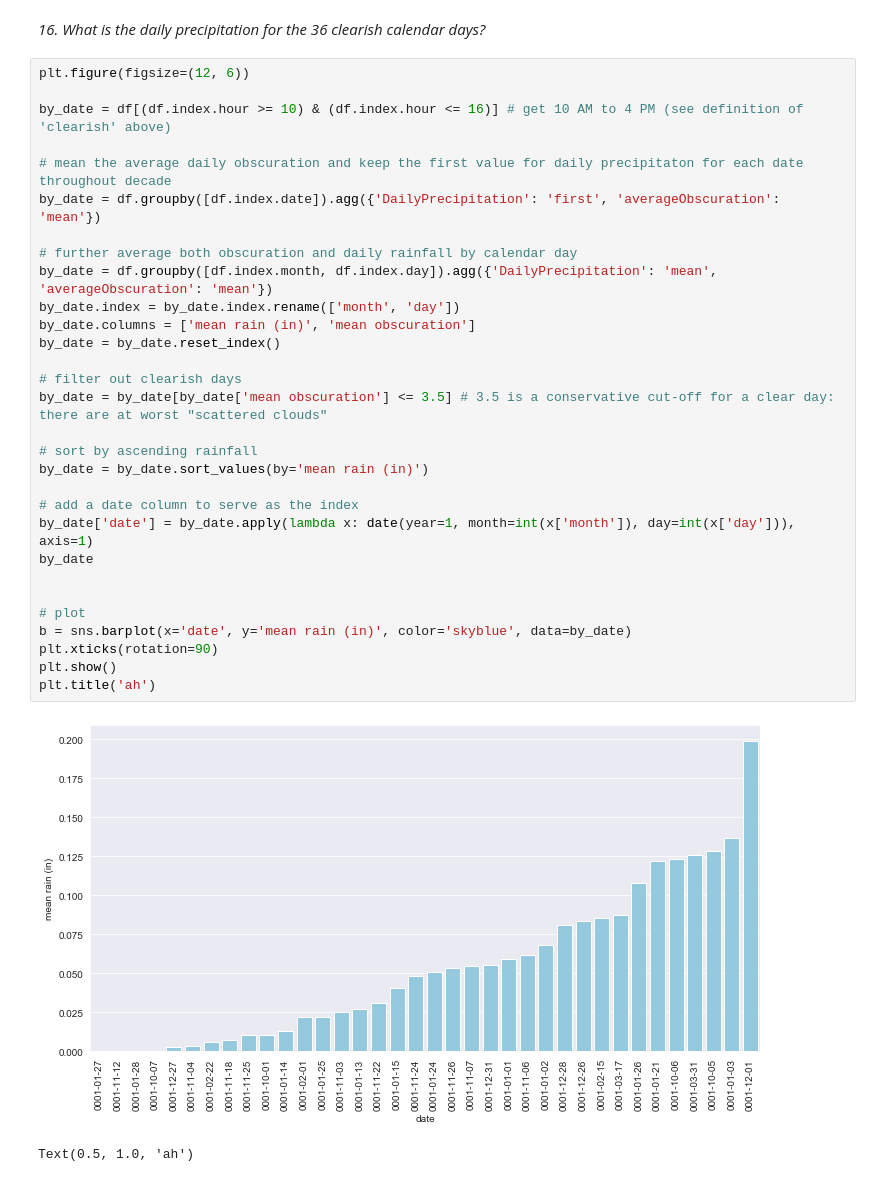
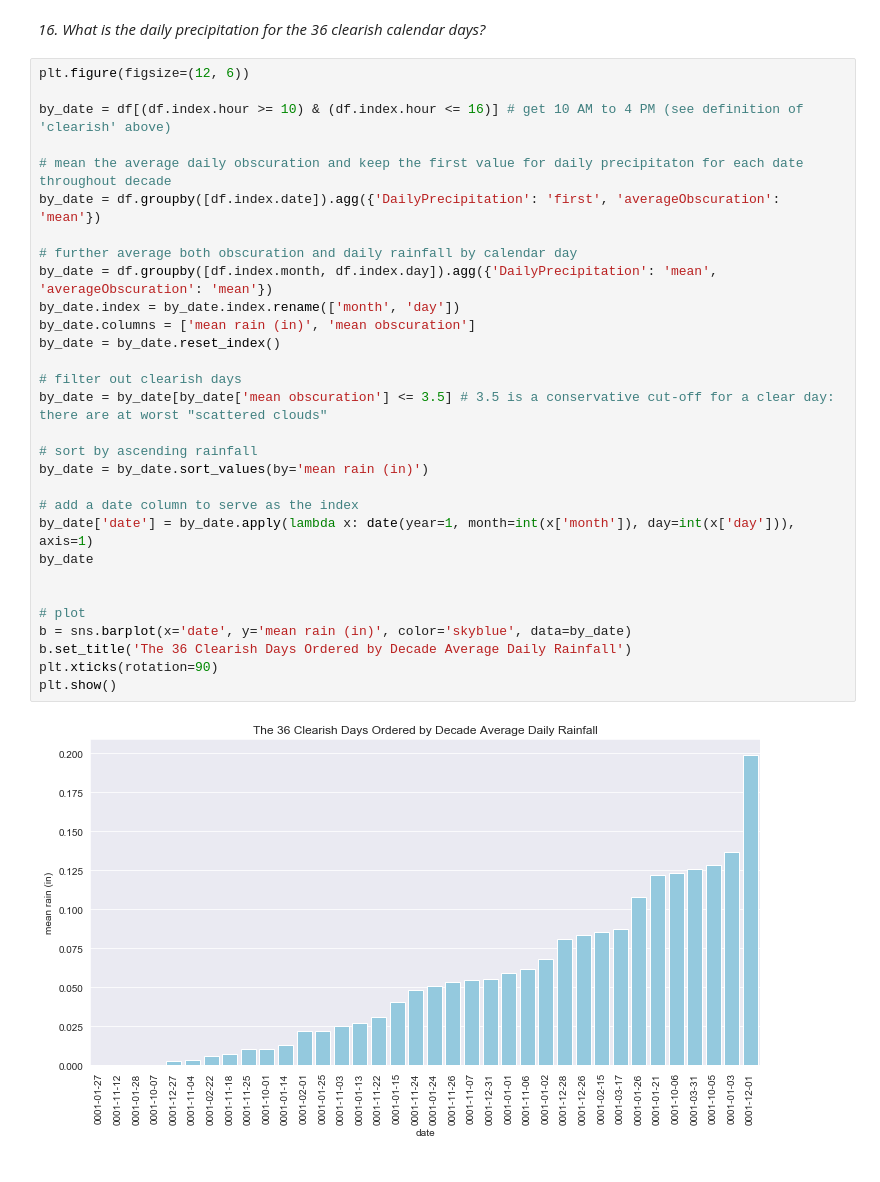
Before and after one commit to jefftrevino/Springboard, a Jupyter notebook: capstone1montereyWeather/exploratory_data_visualization.ipynb, the cells around one changed output. Cells and saved outputs as stored; diff of their text form.

Commit message:
added barplot showing decade mean rain for clearish days

```diff
--- a/capstone1montereyWeather/exploratory_data_visualization.ipynb
+++ b/capstone1montereyWeather/exploratory_data_visualization.ipynb
@@ -414,33 +414,32 @@ There's been a wide range of annual rainfalls in the last decade, from 4.33 inch
 # %%
 plt.figure(figsize=(12, 6))
 
 by_date = df[(df.index.hour >= 10) & (df.index.hour <= 16)] # get 10 AM to 4 PM (see definition of 'clearish' above)
 
 # mean the average daily obscuration and keep the first value for daily precipitaton for each date throughout decade
 by_date = df.groupby([df.index.date]).agg({'DailyPrecipitation': 'first', 'averageObscuration': 'mean'})
 
 # further average both obscuration and daily rainfall by calendar day
 by_date = df.groupby([df.index.month, df.index.day]).agg({'DailyPrecipitation': 'mean', 'averageObscuration': 'mean'})
 by_date.index = by_date.index.rename(['month', 'day'])
 by_date.columns = ['mean rain (in)', 'mean obscuration']
 by_date = by_date.reset_index()
 
 # filter out clearish days
 by_date = by_date[by_date['mean obscuration'] <= 3.5] # 3.5 is a conservative cut-off for a clear day: there are at worst "scattered clouds"
 
 # sort by ascending rainfall
 by_date = by_date.sort_values(by='mean rain (in)')
 
 # add a date column to serve as the index
 by_date['date'] = by_date.apply(lambda x: date(year=1, month=int(x['month']), day=int(x['day'])), axis=1)
 by_date
 
 
 # plot
 b = sns.barplot(x='date', y='mean rain (in)', color='skyblue', data=by_date)
+b.set_title('The 36 Clearish Days Ordered by Decade Average Daily Rainfall')
 plt.xticks(rotation=90)
 plt.show()
-plt.title('ah')
 # %% [output]
-[figure, old version]
+[figure, new version]
-Text(0.5, 1.0, 'ah')
```
Also changed, not shown: parts of 1 cell of this notebook.
